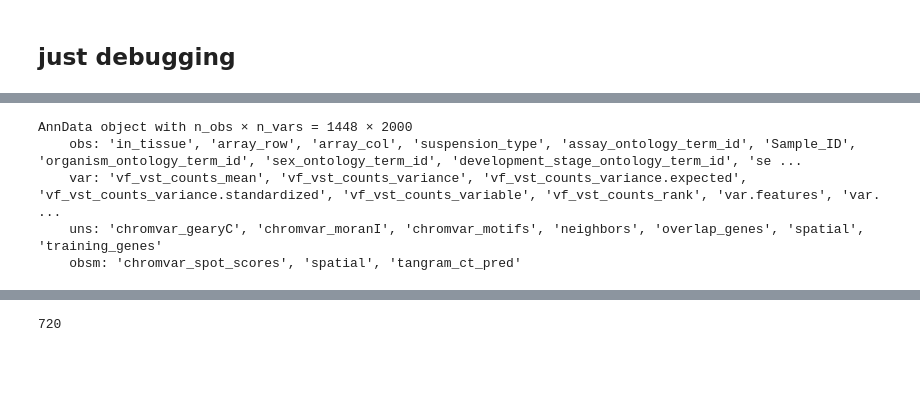
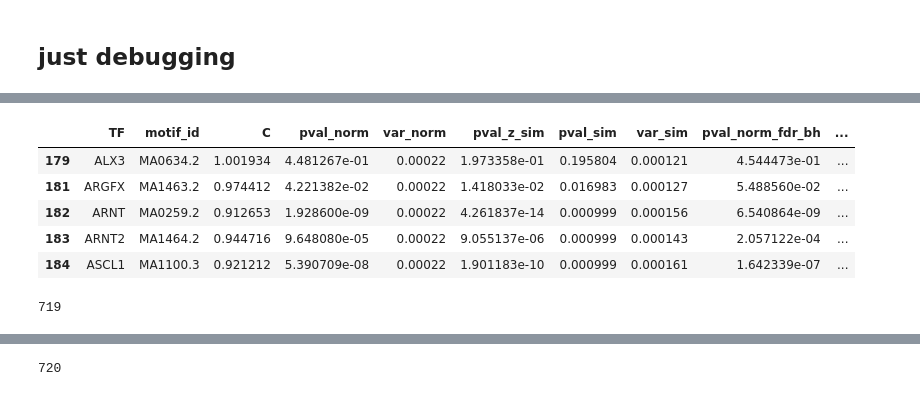
Before and after one commit to annikafomm/swarm, a Jupyter notebook: notebooks/test.ipynb, the cells around one changed output, grey strips where cells are left out. Cells and saved outputs as stored; diff of their text form; code cells hidden in the pictures; blank space fills up the shorter version.

```diff
--- a/notebooks/test.ipynb
+++ b/notebooks/test.ipynb
@@ -5,10 +19,15 @@ import anndata as ad
 # %%
 tmp=ad.read_h5ad("/nfs/home/students/m.back/swarm/backend/uploads/job_1765803539341_a9f80e29-1a69-43ae-adba-8776d9d2807f/dumpase1/adata_tg_scores.h5ad")
 # %%
-tmp
+tmp.uns["chromvar_gearyC"].head()
 # %% [output]
-AnnData object with n_obs × n_vars = 1448 × 2000
-    obs: 'in_tissue', 'array_row', 'array_col', 'suspension_type', 'assay_ontology_term_id', 'Sample_ID', 'organism_ontology_term_id', 'sex_ontology_term_id', 'development_stage_ontology_term_id', 'se ...
-    var: 'vf_vst_counts_mean', 'vf_vst_counts_variance', 'vf_vst_counts_variance.expected', 'vf_vst_counts_variance.standardized', 'vf_vst_counts_variable', 'vf_vst_counts_rank', 'var.features', 'var. ...
-    uns: 'chromvar_gearyC', 'chromvar_moranI', 'chromvar_motifs', 'neighbors', 'overlap_genes', 'spatial', 'training_genes'
-    obsm: 'chromvar_spot_scores', 'spatial', 'tangram_ct_pred'
+|  | TF | motif_id | C | pval_norm | var_norm | pval_z_sim | pval_sim | var_sim | pval_norm_fdr_bh | ... |
+| 179 | ALX3 | MA0634.2 | 1.001934 | 4.481267e-01 | 0.00022 | 1.973358e-01 | 0.195804 | 0.000121 | 4.544473e-01 | ... |
+| 181 | ARGFX | MA1463.2 | 0.974412 | 4.221382e-02 | 0.00022 | 1.418033e-02 | 0.016983 | 0.000127 | 5.488560e-02 | ... |
+| 182 | ARNT | MA0259.2 | 0.912653 | 1.928600e-09 | 0.00022 | 4.261837e-14 | 0.000999 | 0.000156 | 6.540864e-09 | ... |
+| 183 | ARNT2 | MA1464.2 | 0.944716 | 9.648080e-05 | 0.00022 | 9.055137e-06 | 0.000999 | 0.000143 | 2.057122e-04 | ... |
+| 184 | ASCL1 | MA1100.3 | 0.921212 | 5.390709e-08 | 0.00022 | 1.901183e-10 | 0.000999 | 0.000161 | 1.642339e-07 | ... |
+# %%
+len(tmp.uns["chromvar_motifs"])
+# %% [output]
+719
```
Also changed, not shown: parts of 12 cells of this notebook, 6 other files.
